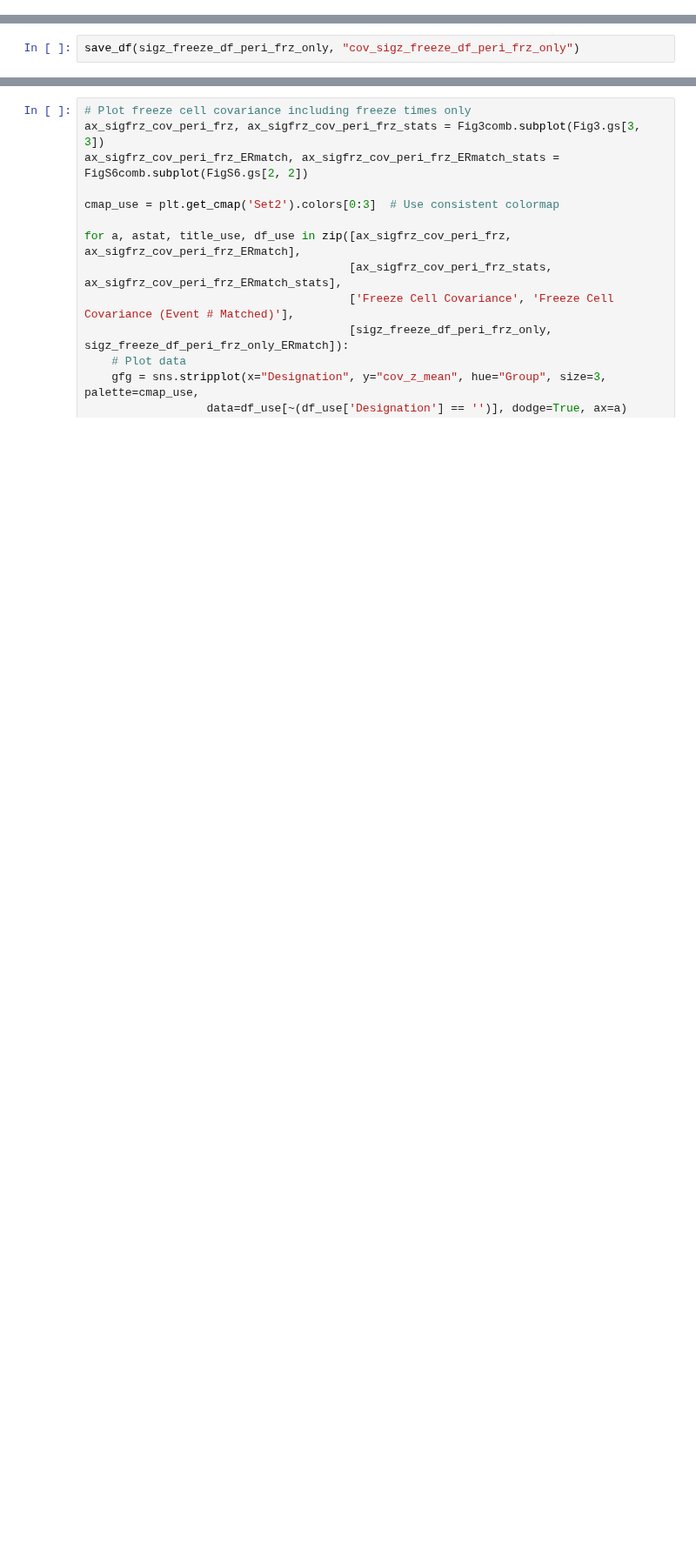
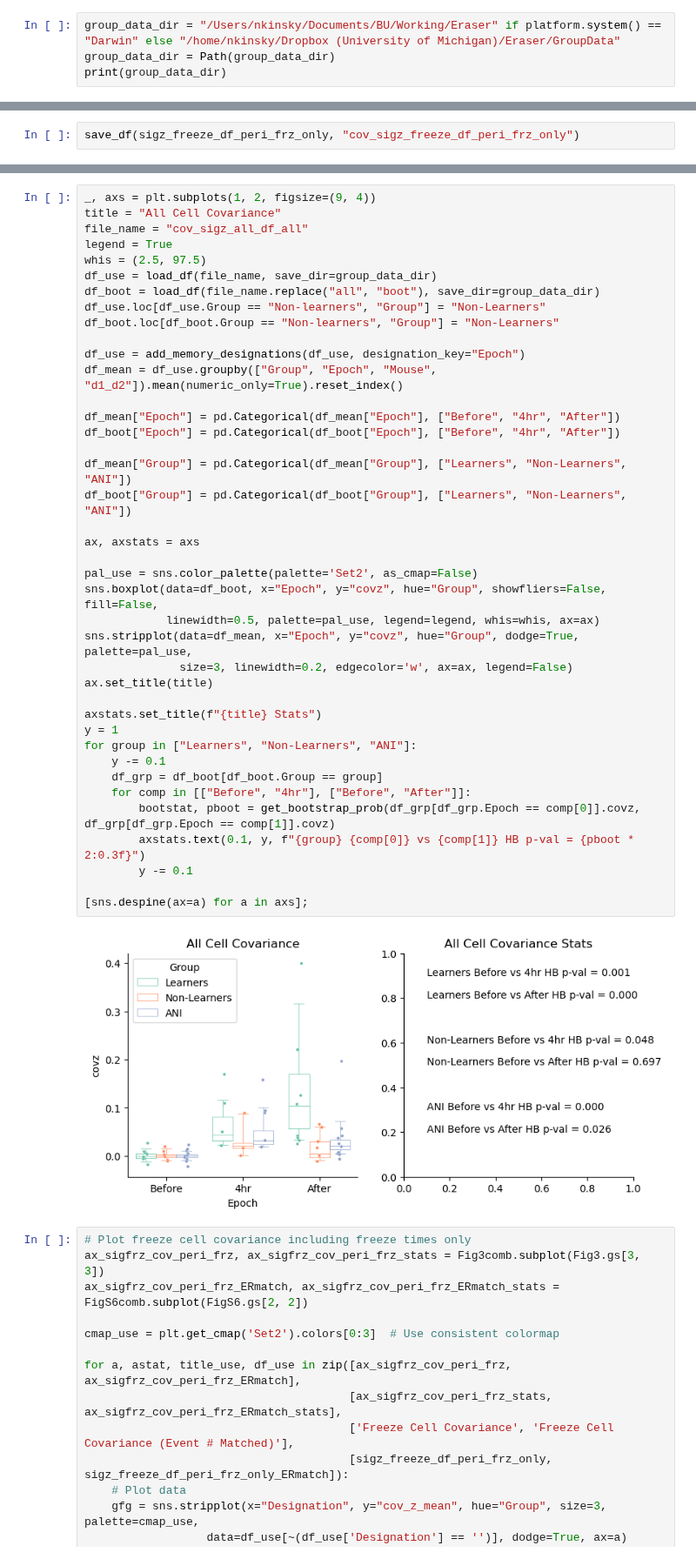
Before and after one commit to nkinsky/Eraser, a Jupyter notebook: Notebooks/Figure3.ipynb, the cells around one changed output, grey strips where cells are left out. Shown at 87% size. Drawn from its saved outputs; the diff is of its cells as text; blank space fills up the shorter version.

Commit message:
plotting HB covariance set up

```diff
--- a/Notebooks/Figure3.ipynb
+++ b/Notebooks/Figure3.ipynb
@@ -36,3 +37,7 @@ from helpers import contiguous_regions
 import covariance_analysis as cova
 from stats_utils import resample, bootstrap_resample, get_bootstrap_prob, get_bootstrap_prob_paired
 from subjects import save_df, load_df
+# %%
+group_data_dir = "/Users/nkinsky/Documents/BU/Working/Eraser" if platform.system() == "Darwin" else "/home/nkinsky/Dropbox (University of Michigan)/Eraser/GroupData"
+group_data_dir = Path(group_data_dir)
+print(group_data_dir)
@@ -878,3 +961,45 @@ cmap_use = plt.get_cmap('Set2').colors[0:3]  # Use consistent colormap
+# %%
+_, axs = plt.subplots(1, 2, figsize=(9, 4))
+title = "All Cell Covariance"
+file_name = "cov_sigz_all_df_all"
+legend = True
+whis = (2.5, 97.5)
+df_use = load_df(file_name, save_dir=group_data_dir)
+df_boot = load_df(file_name.replace("all", "boot"), save_dir=group_data_dir)
+df_use.loc[df_use.Group == "Non-learners", "Group"] = "Non-Learners"
+df_boot.loc[df_boot.Group == "Non-learners", "Group"] = "Non-Learners"
+
+df_use = add_memory_designations(df_use, designation_key="Epoch")
+df_mean = df_use.groupby(["Group", "Epoch", "Mouse", "d1_d2"]).mean(numeric_only=True).reset_index()
+
+df_mean["Epoch"] = pd.Categorical(df_mean["Epoch"], ["Before", "4hr", "After"])
+df_boot["Epoch"] = pd.Categorical(df_boot["Epoch"], ["Before", "4hr", "After"])
+
+df_mean["Group"] = pd.Categorical(df_mean["Group"], ["Learners", "Non-Learners", "ANI"])
+df_boot["Group"] = pd.Categorical(df_boot["Group"], ["Learners", "Non-Learners", "ANI"])
+
+ax, axstats = axs
+
+pal_use = sns.color_palette(palette='Set2', as_cmap=False)
+sns.boxplot(data=df_boot, x="Epoch", y="covz", hue="Group", showfliers=False, fill=False,
+            linewidth=0.5, palette=pal_use, legend=legend, whis=whis, ax=ax)
+sns.stripplot(data=df_mean, x="Epoch", y="covz", hue="Group", dodge=True, palette=pal_use,
+              size=3, linewidth=0.2, edgecolor='w', ax=ax, legend=False)
+ax.set_title(title)
+
+axstats.set_title(f"{title} Stats")
+y = 1
+for group in ["Learners", "Non-Learners", "ANI"]:
+    y -= 0.1
+    df_grp = df_boot[df_boot.Group == group]
+    for comp in [["Before", "4hr"], ["Before", "After"]]:
+        bootstat, pboot = get_bootstrap_prob(df_grp[df_grp.Epoch == comp[0]].covz, df_grp[df_grp.Epoch == comp[1]].covz)
+        axstats.text(0.1, y, f"{group} {comp[0]} vs {comp[1]} HB p-val = {pboot * 2:0.3f}")
+        y -= 0.1
+
+[sns.despine(ax=a) for a in axs];
+# %% [output]
+[figure, added]
 # %%
 # Plot freeze cell covariance including freeze times only
 ax_sigfrz_cov_peri_frz, ax_sigfrz_cov_peri_frz_stats = Fig3comb.subplot(Fig3.gs[3, 3])
```
Also changed, not shown: parts of 15 cells of this notebook.
